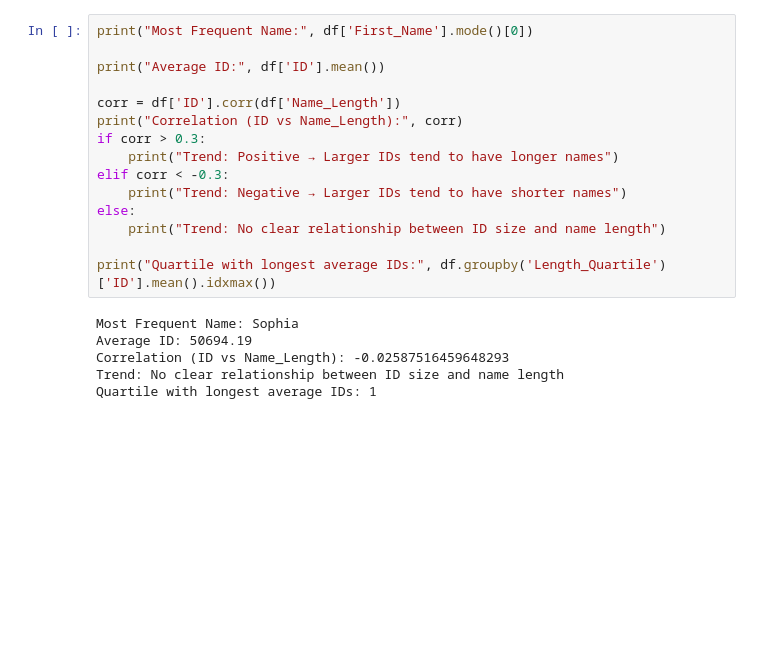
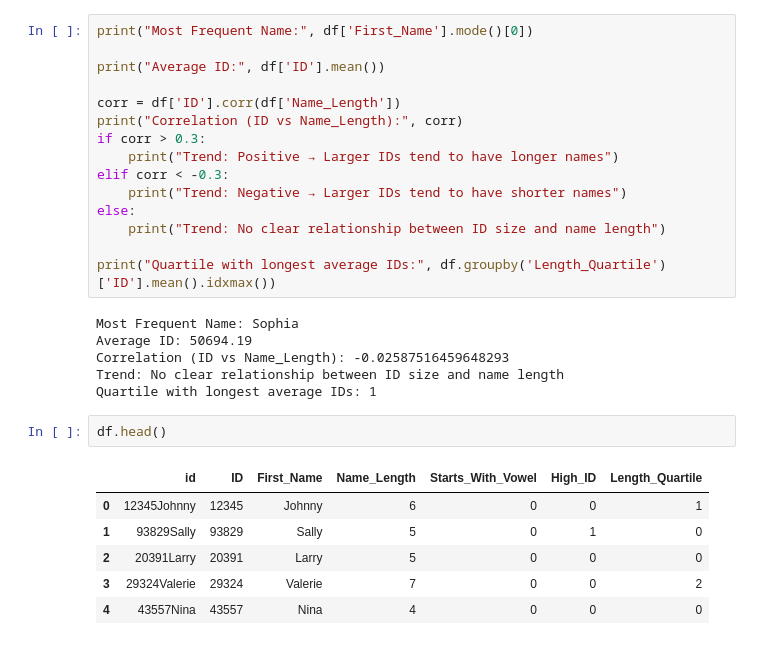
Before and after one commit to Sunmathi-A77/Separation-Data-Cleaning-Analysis---EDA, a Jupyter notebook: Separation Data Cleaning & Analysis - EDA.ipynb, the cells around one changed output. Drawn from its saved outputs; the diff is of its cells as text; blank space fills up the shorter version.

```diff
--- a/Separation Data Cleaning & Analysis - EDA.ipynb
+++ b/Separation Data Cleaning & Analysis - EDA.ipynb
@@ -257,3 +271,12 @@ Average ID: 50694.19
 Correlation (ID vs Name_Length): -0.02587516459648293
 Trend: No clear relationship between ID size and name length
 Quartile with longest average IDs: 1
+# %%
+df.head()
+# %% [output]
+|  | id | ID | First_Name | Name_Length | Starts_With_Vowel | High_ID | Length_Quartile |
+| 0 | 12345Johnny | 12345 | Johnny | 6 | 0 | 0 | 1 |
+| 1 | 93829Sally | 93829 | Sally | 5 | 0 | 1 | 0 |
+| 2 | 20391Larry | 20391 | Larry | 5 | 0 | 0 | 0 |
+| 3 | 29324Valerie | 29324 | Valerie | 7 | 0 | 0 | 2 |
+| 4 | 43557Nina | 43557 | Nina | 4 | 0 | 0 | 0 |
```
Also changed, not shown: parts of 4 cells of this notebook, 1 other file.
